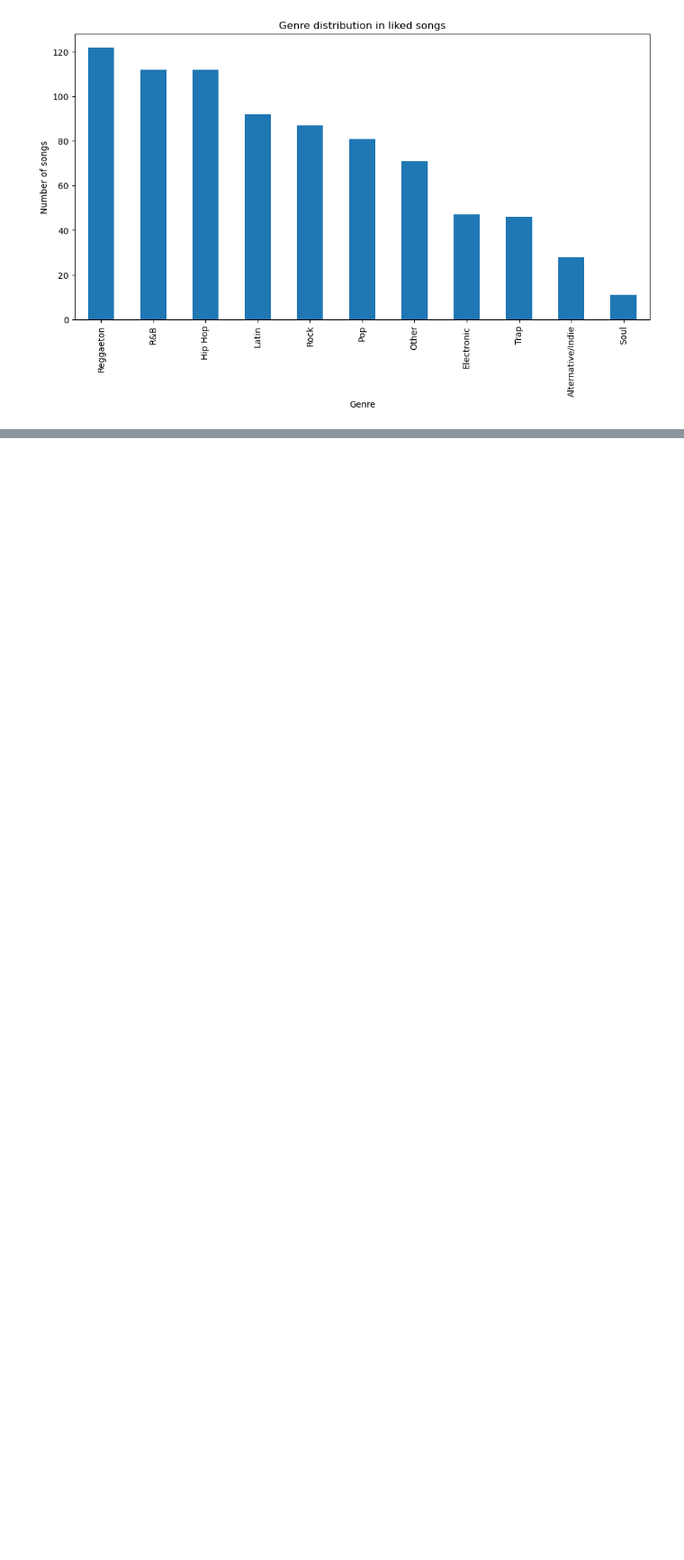
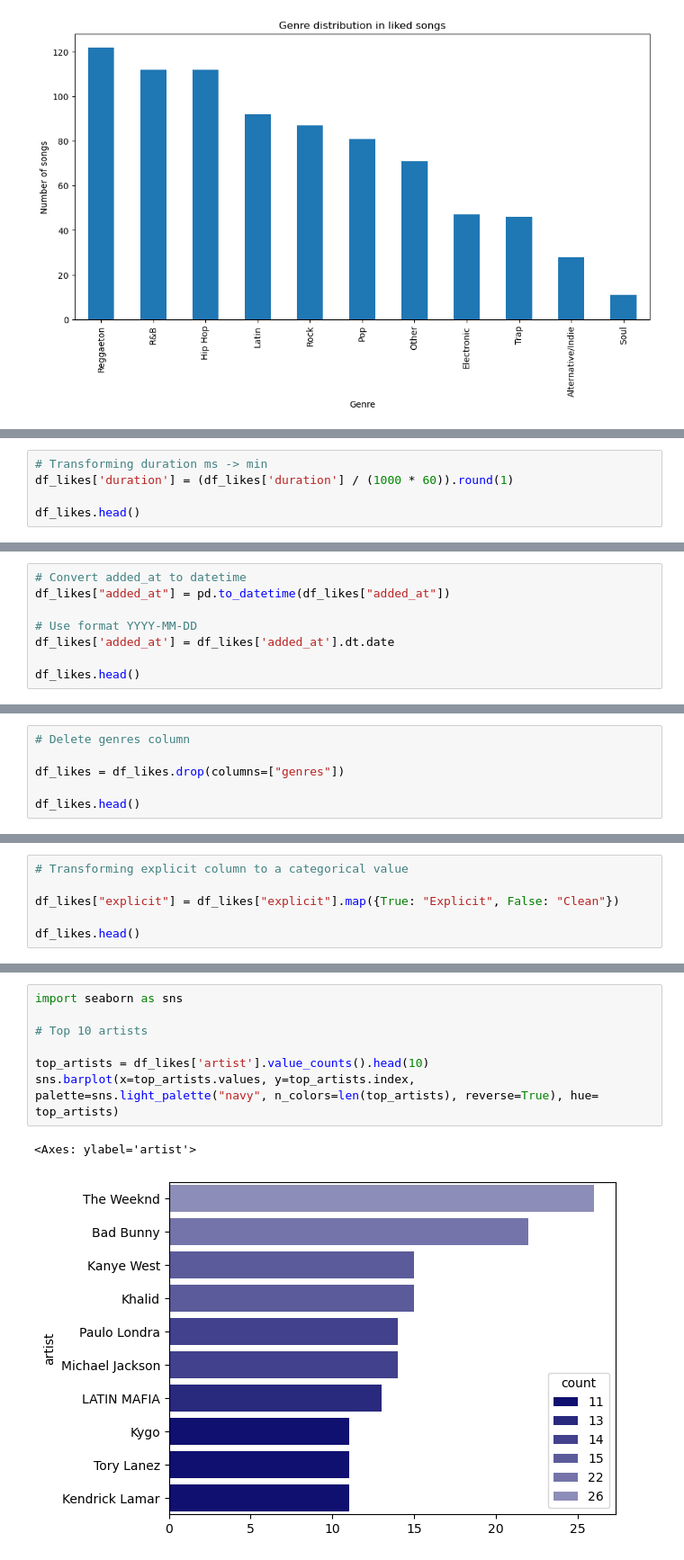
Before and after one commit to Zurita02/Spotify-EDA, a Jupyter notebook: spotify.ipynb, the cells around one changed output, grey strips where cells are left out. Shown: that part at 90% size. Drawn from its saved outputs; the diff is of its cells as text; blank space fills up the shorter version.

```diff
--- a/spotify.ipynb
+++ b/spotify.ipynb
@@ -345,0 +407,5 @@ df_likes.head()
+# %%
+# Transforming duration ms -> min
+df_likes['duration'] = (df_likes['duration'] / (1000 * 60)).round(1)
+
+df_likes.head()
@@ -345,0 +419,8 @@ df_likes.head()
+# %%
+# Convert added_at to datetime
+df_likes["added_at"] = pd.to_datetime(df_likes["added_at"])
+
+# Use format YYYY-MM-DD
+df_likes['added_at'] = df_likes['added_at'].dt.date
+
+df_likes.head()
@@ -345,0 +434,6 @@ df_likes.head()
+# %%
+# Delete genres column
+
+df_likes = df_likes.drop(columns=["genres"])
+
+df_likes.head()
@@ -345,0 +447,6 @@ df_likes.head()
+# %%
+# Transforming explicit column to a categorical value
+
+df_likes["explicit"] = df_likes["explicit"].map({True: "Explicit", False: "Clean"})
+
+df_likes.head()
@@ -345,0 +471,10 @@ df_likes.head()
+# %%
+import seaborn as sns
+
+# Top 10 artists
+
+top_artists = df_likes['artist'].value_counts().head(10)
+sns.barplot(x=top_artists.values, y=top_artists.index, palette=sns.light_palette("navy", n_colors=len(top_artists), reverse=True), hue= top_artists)
+# %% [output]
+<Axes: ylabel='artist'>
+[figure, added]
```
Also changed, not shown: parts of 25 cells of this notebook.
